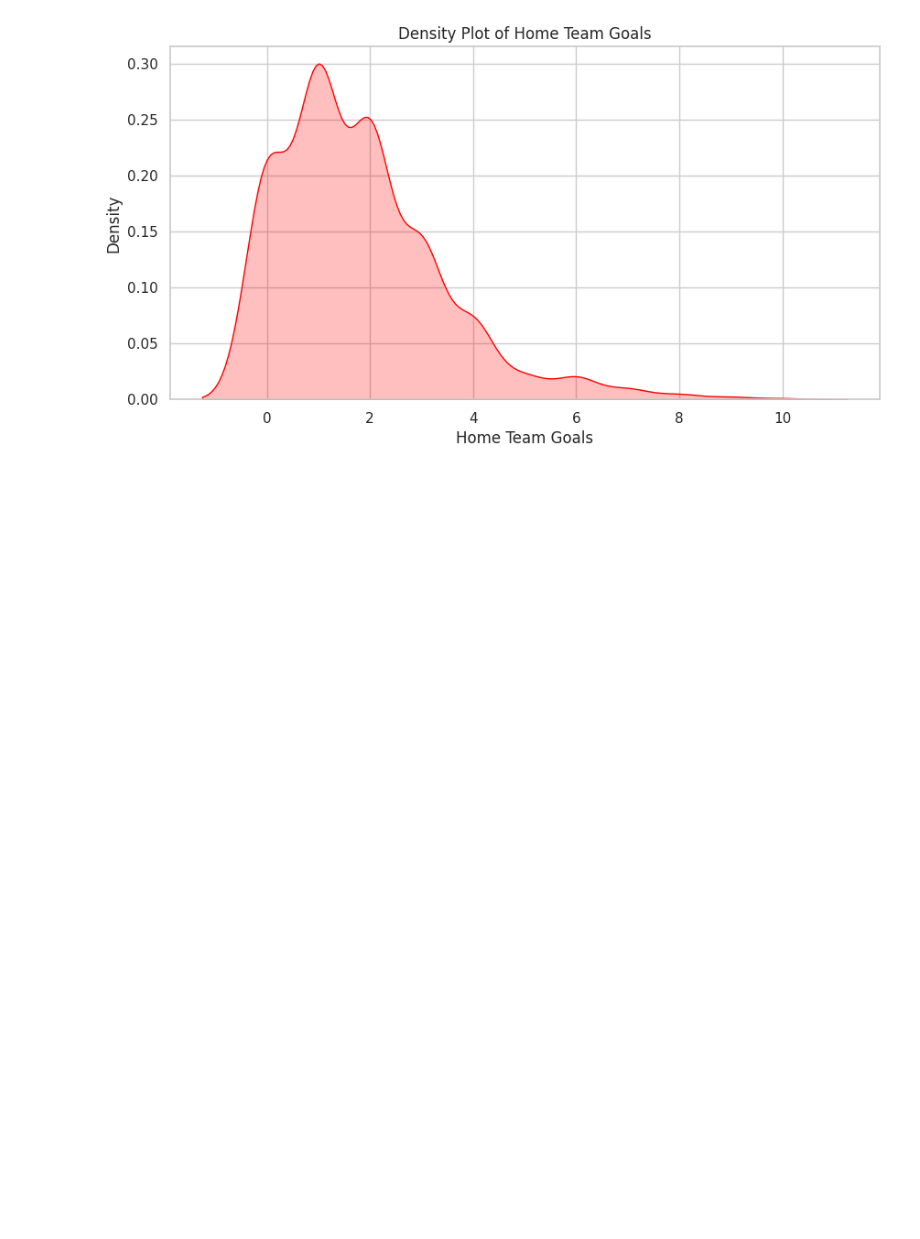
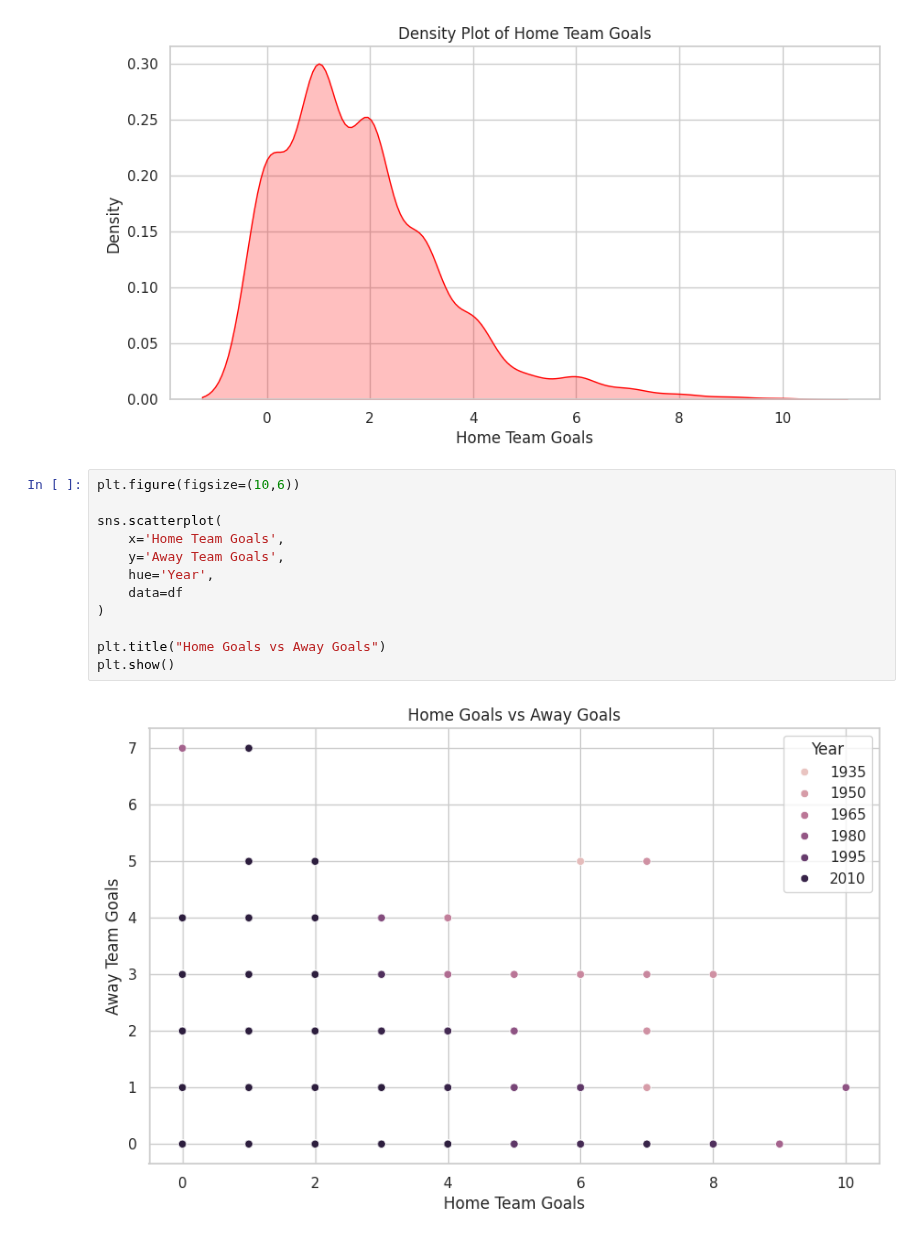
Before and after one commit to Shrajal-sahu-18/Data_Visulization, a Jupyter notebook: Practice.ipynb, the cells around one changed output. Cells and saved outputs as stored; diff of their text form; blank space fills up the shorter version.

```diff
--- a/Practice.ipynb
+++ b/Practice.ipynb
@@ -98,3 +98,17 @@ This will become an error in seaborn v0.14.0; please update your code.
 
   sns.kdeplot(
 [figure]
+# %%
+plt.figure(figsize=(10,6))
+
+sns.scatterplot(
+    x='Home Team Goals',
+    y='Away Team Goals',
+    hue='Year',
+    data=df
+)
+
+plt.title("Home Goals vs Away Goals")
+plt.show()
+# %% [output]
+[figure, added]
```
Also changed, not shown: parts of 2 cells of this notebook.
